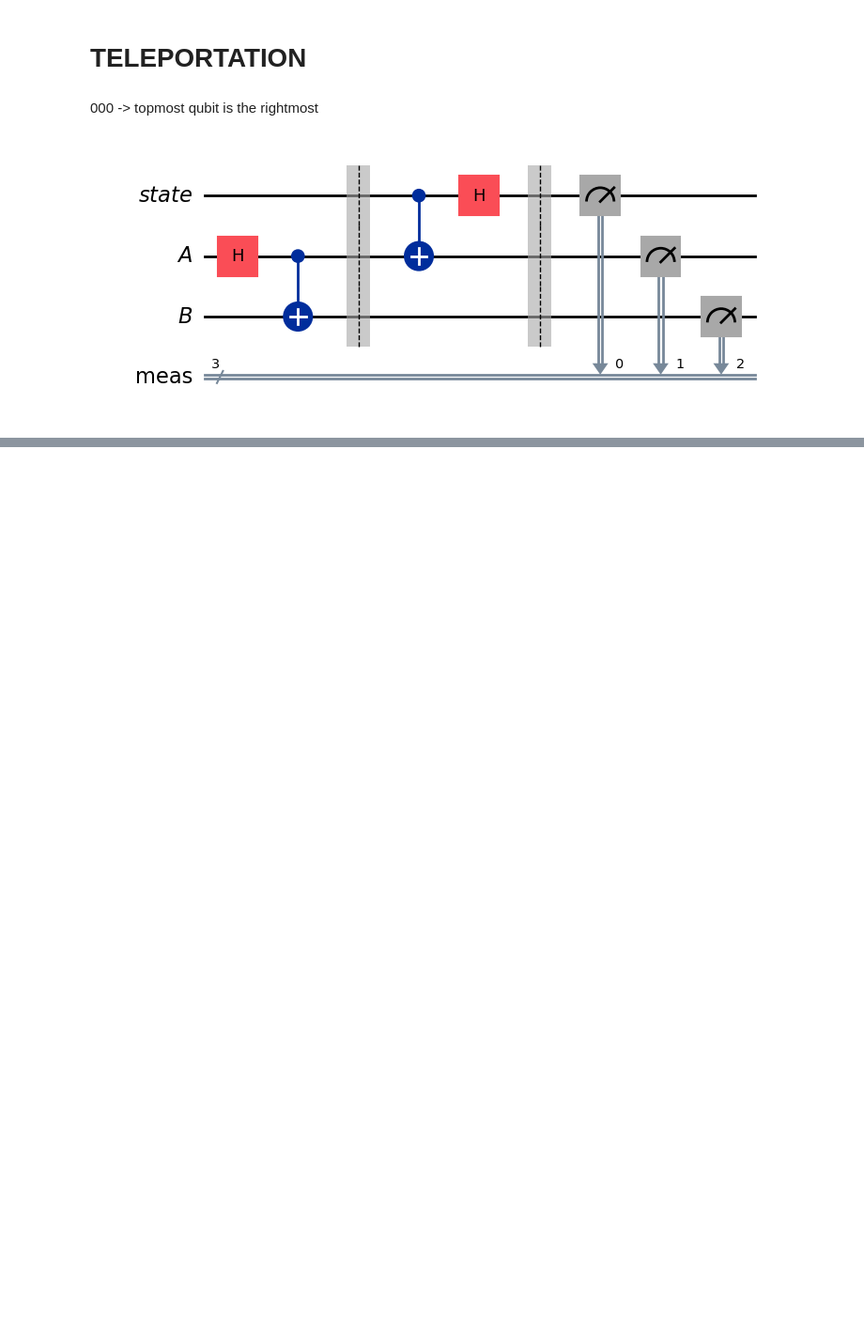
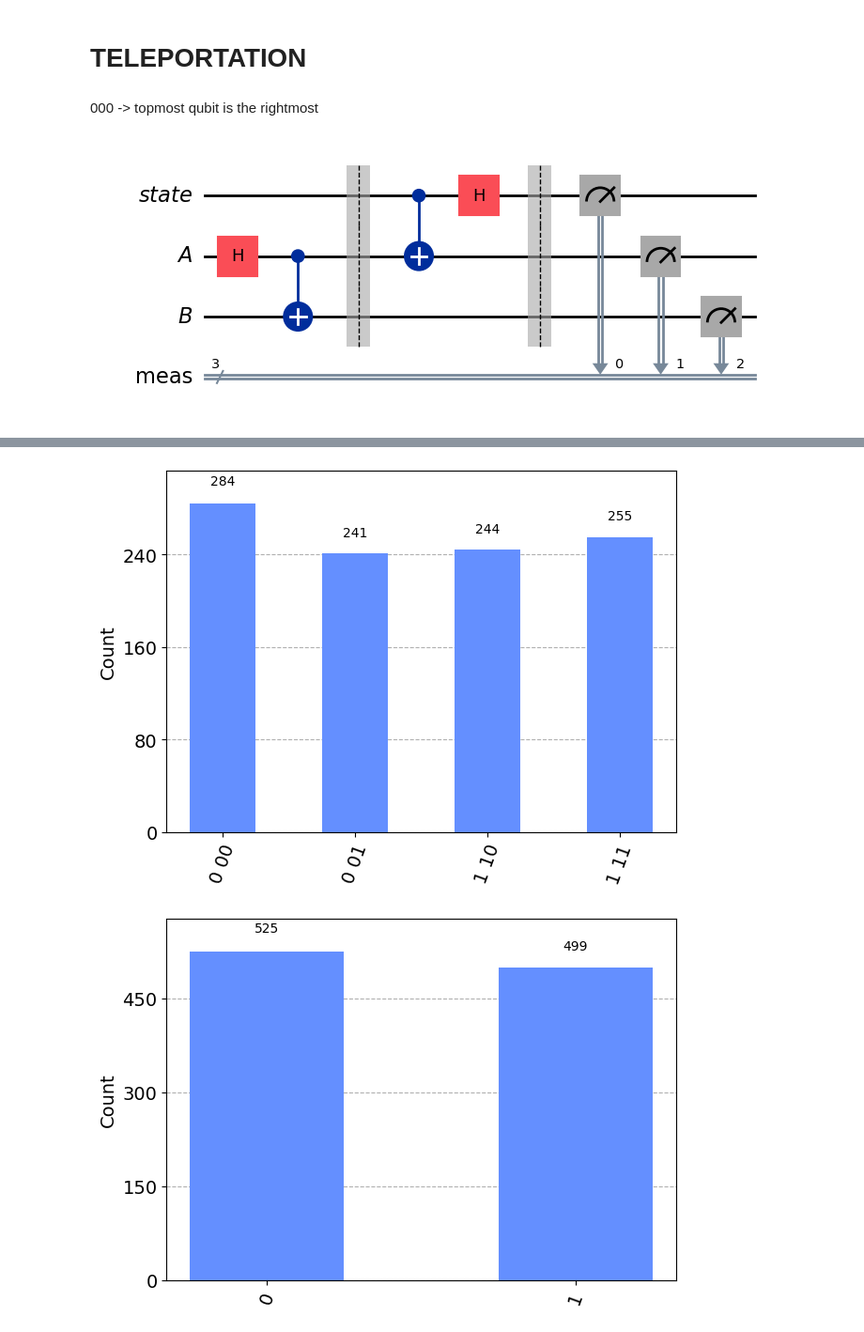
Before and after one commit to el-dAna/QC, a Jupyter notebook: hacathons/qrise_ibm.ipynb, the cells around one changed output, grey strips where cells are left out. Shown at 94% size. Drawn from its saved outputs; the diff is of its cells as text; code cells hidden in the pictures; blank space fills up the shorter version.

```diff
--- a/hacathons/qrise_ibm.ipynb
+++ b/hacathons/qrise_ibm.ipynb
@@ -79,0 +121,18 @@ display(random_gate.to_matrix())
+# %%
+result = AerSimulator().run(protocol).result()
+statistics = result.get_counts()
+display(plot_histogram(statistics))
+#statevector = result.get_statevector()
+
+filtered_statistics = marginal_distribution(statistics, [2])
+display(plot_histogram(filtered_statistics))
+
+# # Get the state of qubit 3 by tracing out other qubits
+# qubit_3_state = statevector.reshape((2, 2, 2, 2, 2)).sum(axis=(0, 2, 3, 4))
+
+# # Print or visualize the state of qubit 3
+# print("State of qubit 3:", qubit_3_state)
+# plot_state_qsphere(qubit_3_state)  # Visualize the state on a Q-sphere
+# %% [output]
+[figure, added]
+[figure, added]
```
Also changed, not shown: parts of 9 cells of this notebook.
